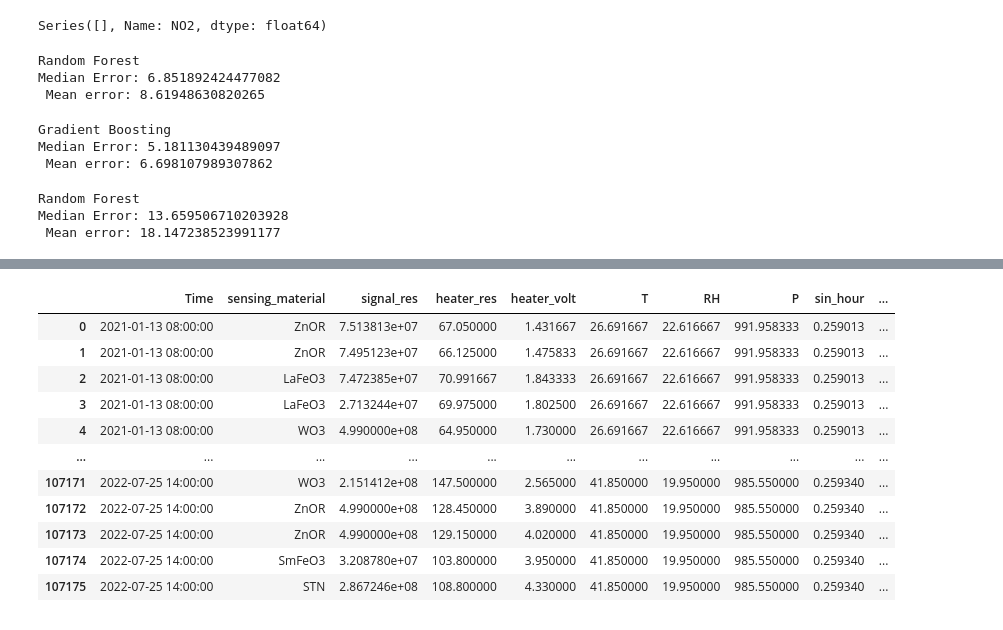
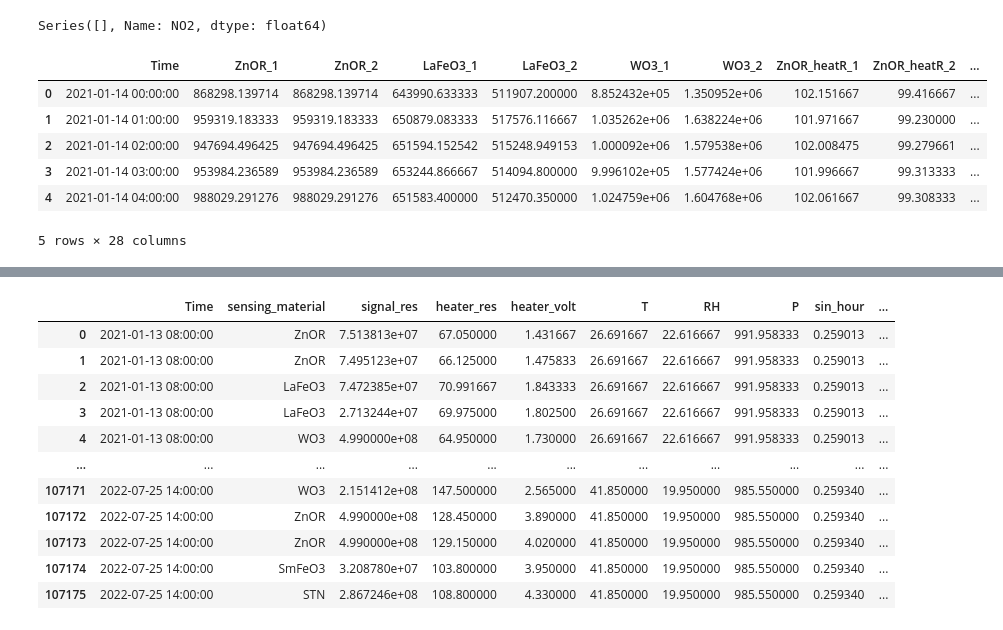
Before and after one commit to WebValley2022/DS2, a Jupyter notebook: training.ipynb, the cells around one changed output, grey strips where cells are left out. Cells and saved outputs as stored; diff of their text form; code cells hidden in the pictures.

Commit message:
Update training

```diff
--- a/training.ipynb
+++ b/training.ipynb
@@ -513,4 +513,14 @@ appa1_hr_cropped.NO2.sum()/13701
 appa1_hr_cropped.iloc[:, 24]
 # %% [output]
 Series([], Name: NO2, dtype: float64)
+# %%
+appa1_hr_cropped.head()
+# %% [output]
+|  | Time | ZnOR_1 | ZnOR_2 | LaFeO3_1 | LaFeO3_2 | WO3_1 | WO3_2 | ZnOR_heatR_1 | ZnOR_heatR_2 | ... |
+| 0 | 2021-01-14 00:00:00 | 868298.139714 | 868298.139714 | 643990.633333 | 511907.200000 | 8.852432e+05 | 1.350952e+06 | 102.151667 | 99.416667 | ... |
+| 1 | 2021-01-14 01:00:00 | 959319.183333 | 959319.183333 | 650879.083333 | 517576.116667 | 1.035262e+06 | 1.638224e+06 | 101.971667 | 99.230000 | ... |
+| 2 | 2021-01-14 02:00:00 | 947694.496425 | 947694.496425 | 651594.152542 | 515248.949153 | 1.000092e+06 | 1.579538e+06 | 102.008475 | 99.279661 | ... |
+| 3 | 2021-01-14 03:00:00 | 953984.236589 | 953984.236589 | 653244.866667 | 514094.800000 | 9.996102e+05 | 1.577424e+06 | 101.996667 | 99.313333 | ... |
+| 4 | 2021-01-14 04:00:00 | 988029.291276 | 988029.291276 | 651583.400000 | 512470.350000 | 1.024759e+06 | 1.604768e+06 | 102.061667 | 99.308333 | ... |
+5 rows × 28 columns
 # %%
@@ -523,20 +532,0 @@ X_train, X_test, y_train, y_test = train_test_split(appa1_hr_cropped.iloc[:, 1:2
-# %%
-rf = RandomForestRegressor(max_depth=2, random_state=0).fit(X_train, y_train)
-y_test_pred = rf.predict(X_test)
-print("Random Forest")
-print(f"Median Error: {median_absolute_error(y_test, y_test_pred)} \n Mean error: {mean_absolute_error(y_test, y_test_pred)}")
-# %% [output]
-Random Forest
-Median Error: 6.851892424477082
- Mean error: 8.61948630820265
-# %%
-from sklearn.ensemble import GradientBoostingRegressor
-reg = GradientBoostingRegressor(random_state=0)
-reg.fit(X_train, y_train)
-y_test_pred = reg.predict(X_test)
-print("Gradient Boosting")
-print(f"Median Error: {median_absolute_error(y_test, y_test_pred)} \n Mean error: {mean_absolute_error(y_test, y_test_pred)}")
-# %% [output]
-Gradient Boosting
-Median Error: 5.181130439489097
- Mean error: 6.698107989307862
@@ -550,9 +532,0 @@ X_train, X_test, y_train, y_test = train_test_split(appa1_hr_cropped.iloc[:, 1:2
-# %%
-rf = RandomForestRegressor(max_depth=2, random_state=0).fit(X_train, y_train)
-y_test_pred = rf.predict(X_test)
-print("Random Forest")
-print(f"Median Error: {median_absolute_error(y_test, y_test_pred)} \n Mean error: {mean_absolute_error(y_test, y_test_pred)}")
-# %% [output]
-Random Forest
-Median Error: 13.659506710203928
- Mean error: 18.147238523991177
```
Also changed, not shown: parts of 37 cells of this notebook, 1 other file.
